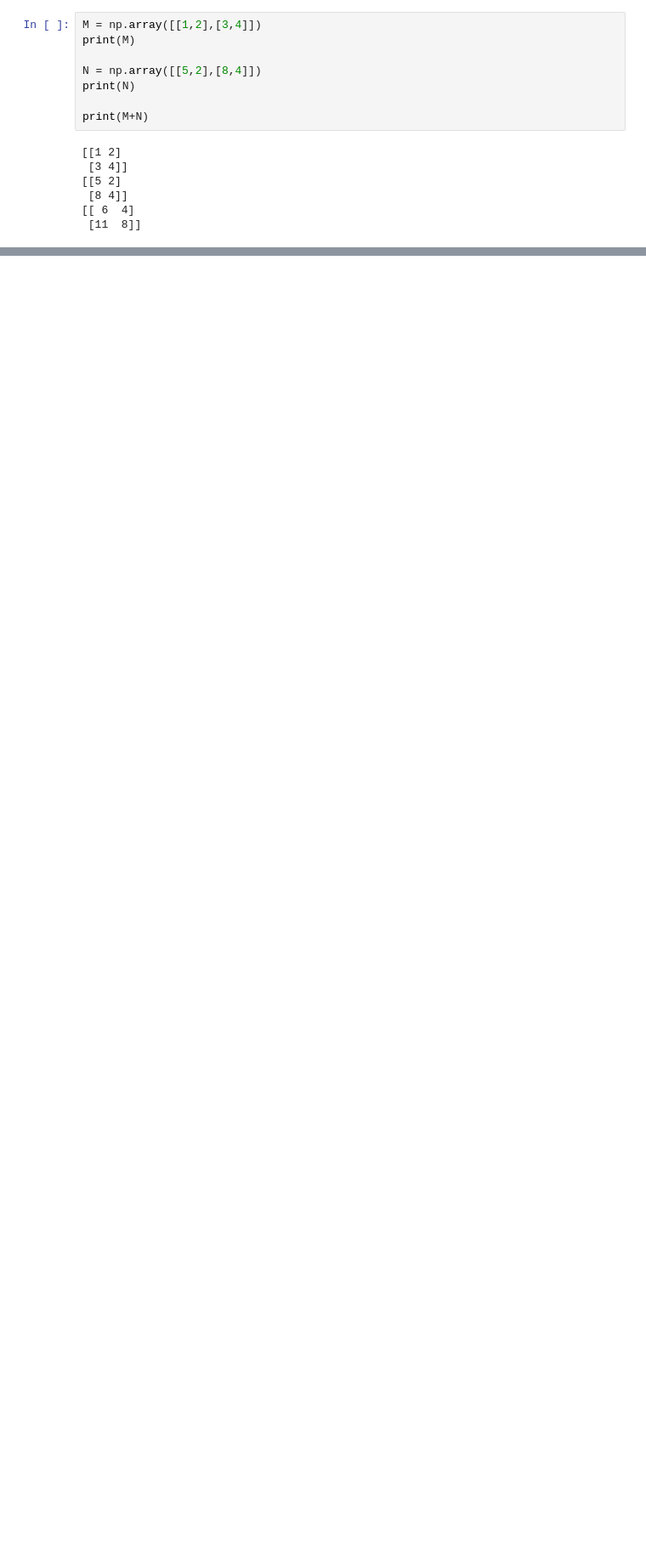
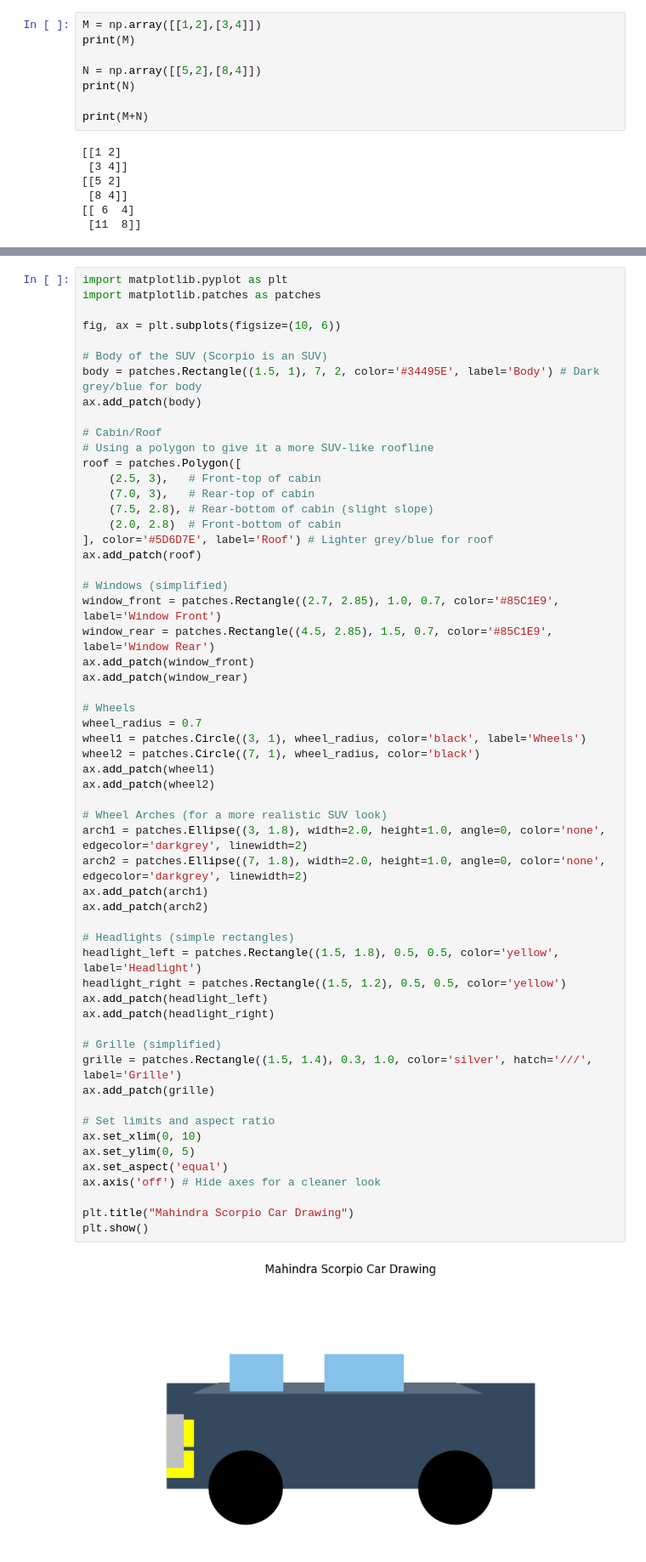
Before and after one commit to bhushan-ssh/colabs, a Jupyter notebook: numpy&plt.ipynb, the cells around one changed output, grey strips where cells are left out. Shown at 85% size. Saved outputs shown, nothing was run; the diff lists cells and outputs as text; blank space fills up the shorter version.

```diff
--- a/numpy&plt.ipynb
+++ b/numpy&plt.ipynb
@@ -84,0 +55,59 @@ plt.show()
+# %%
+import matplotlib.pyplot as plt
+import matplotlib.patches as patches
+
+fig, ax = plt.subplots(figsize=(10, 6))
+
+# Body of the SUV (Scorpio is an SUV)
+body = patches.Rectangle((1.5, 1), 7, 2, color='#34495E', label='Body') # Dark grey/blue for body
+ax.add_patch(body)
+
+# Cabin/Roof
+# Using a polygon to give it a more SUV-like roofline
+roof = patches.Polygon([
+    (2.5, 3),   # Front-top of cabin
+    (7.0, 3),   # Rear-top of cabin
+    (7.5, 2.8), # Rear-bottom of cabin (slight slope)
+    (2.0, 2.8)  # Front-bottom of cabin
+], color='#5D6D7E', label='Roof') # Lighter grey/blue for roof
+ax.add_patch(roof)
+
+# Windows (simplified)
+window_front = patches.Rectangle((2.7, 2.85), 1.0, 0.7, color='#85C1E9', label='Window Front')
+window_rear = patches.Rectangle((4.5, 2.85), 1.5, 0.7, color='#85C1E9', label='Window Rear')
+ax.add_patch(window_front)
+ax.add_patch(window_rear)
+
+# Wheels
+wheel_radius = 0.7
+wheel1 = patches.Circle((3, 1), wheel_radius, color='black', label='Wheels')
+wheel2 = patches.Circle((7, 1), wheel_radius, color='black')
+ax.add_patch(wheel1)
+ax.add_patch(wheel2)
+
+# Wheel Arches (for a more realistic SUV look)
+arch1 = patches.Ellipse((3, 1.8), width=2.0, height=1.0, angle=0, color='none', edgecolor='darkgrey', linewidth=2)
+arch2 = patches.Ellipse((7, 1.8), width=2.0, height=1.0, angle=0, color='none', edgecolor='darkgrey', linewidth=2)
+ax.add_patch(arch1)
+ax.add_patch(arch2)
+
+# Headlights (simple rectangles)
+headlight_left = patches.Rectangle((1.5, 1.8), 0.5, 0.5, color='yellow', label='Headlight')
+headlight_right = patches.Rectangle((1.5, 1.2), 0.5, 0.5, color='yellow')
+ax.add_patch(headlight_left)
+ax.add_patch(headlight_right)
+
+# Grille (simplified)
+grille = patches.Rectangle((1.5, 1.4), 0.3, 1.0, color='silver', hatch='///', label='Grille')
+ax.add_patch(grille)
+
+# Set limits and aspect ratio
+ax.set_xlim(0, 10)
+ax.set_ylim(0, 5)
+ax.set_aspect('equal')
+ax.axis('off') # Hide axes for a cleaner look
+
+plt.title("Mahindra Scorpio Car Drawing")
+plt.show()
+# %% [output]
+[figure, added]
```
Also changed, not shown: parts of 1 cell of this notebook.
